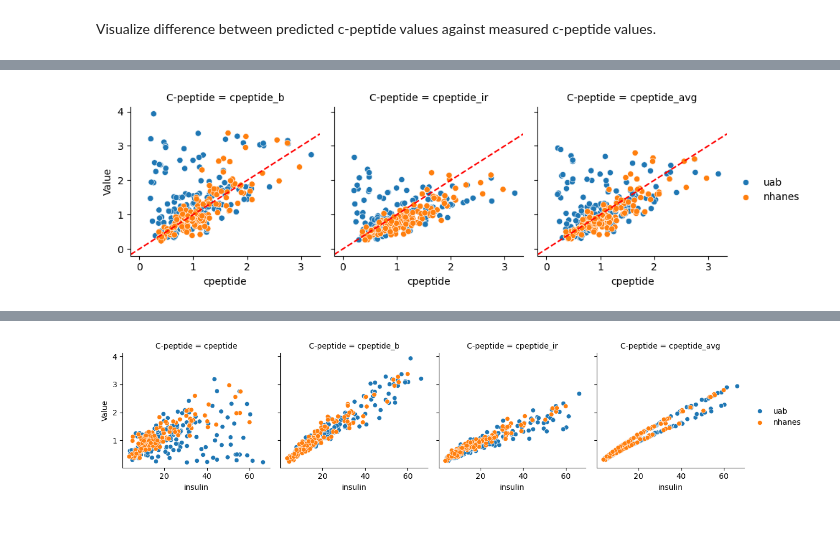
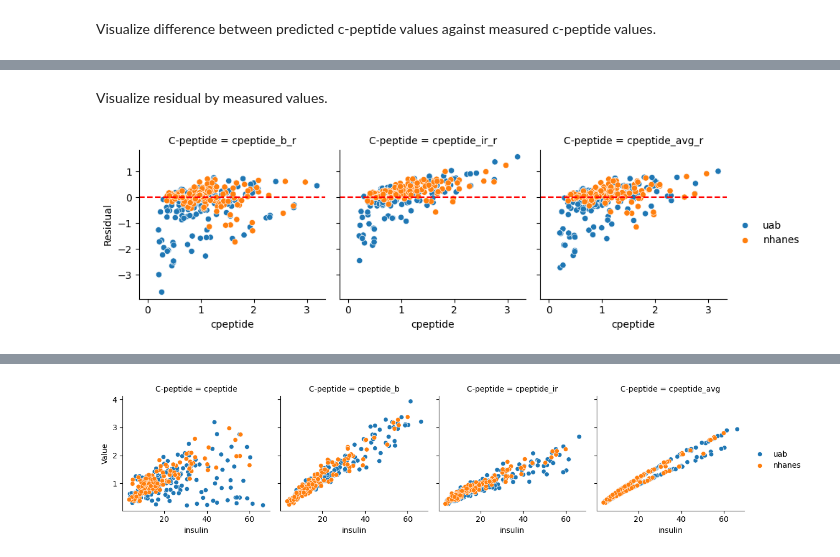
Before and after one commit to brianluhd/COVID19_clusters, a Jupyter notebook: HOMA_regression/homa_fe_cluster_assignment_comparison.ipynb, the cells around one changed output, grey strips where cells are left out. Drawn from its saved outputs; the diff is of its cells as text; code cells hidden in the pictures; blank space fills up the shorter version.

```diff
--- a/HOMA_regression/homa_fe_cluster_assignment_comparison.ipynb
+++ b/HOMA_regression/homa_fe_cluster_assignment_comparison.ipynb
@@ -80,6 +80,16 @@ data["cpeptide"] = (data["homa1_cpeptide_b"] * (data["glucose"] - 3.5)) / (20*6)
 data["cpeptide_b"] = (data["homa1_pred_b"] * (data["glucose"] - 3.5)) / (20*6)
 data["cpeptide_ir"] = (22.5 * data["homa1_pred_ir"]) / (6 * data["glucose"])
 data["cpeptide_avg"] = data[['cpeptide_b', 'cpeptide_ir']].mean(axis=1)
+
+# calculate residuals
+data["cpeptide_b_r"] = data["cpeptide"] - data["cpeptide_b"]
+data["cpeptide_ir_r"] = data["cpeptide"] - data["cpeptide_ir"]
+data["cpeptide_avg_r"] = data["cpeptide"] - data["cpeptide_avg"]
+
+# calculate mean for Bland-Altman
+data["cpeptide_b_ba"] = (data["cpeptide"] + data["cpeptide_b"])/2
+data["cpeptide_ir_ba"] = (data["cpeptide"] + data["cpeptide_ir"])/2
+data["cpeptide_avg_ba"] = (data["cpeptide"] + data["cpeptide_avg"])/2
 # %% [markdown]
 Recalculate HOMA1 from predicted c-peptide values.
 # %%
@@ -91,3 +101,13 @@ data["ir_homa1_cpeptide_ir"] = (data["glucose"] * 6 * data["cpeptide_ir"]) / 22.
 
 data["avg_homa1_cpeptide_b"] = (20 * 6 * data["cpeptide_avg"])/(data["glucose"]-3.5)
 data["avg_homa1_cpeptide_ir"] = (data["glucose"] * 6 * data["cpeptide_avg"]) / 22.5
+
+# calculate residuals
+data["b_homa1_cpeptide_b_r"] = data["homa1_cpeptide_b"] - data["b_homa1_cpeptide_b"]
+data["b_homa1_cpeptide_ir_r"] = data["homa1_cpeptide_ir"] - data["b_homa1_cpeptide_ir"]
+
+data["ir_homa1_cpeptide_b_r"] = data["homa1_cpeptide_b"] - data["ir_homa1_cpeptide_b"]
+data["ir_homa1_cpeptide_ir_r"] = data["homa1_cpeptide_ir"] - data["ir_homa1_cpeptide_ir"]
+
+data["avg_homa1_cpeptide_b_r"] = data["homa1_cpeptide_b"] - data["avg_homa1_cpeptide_b"]
+data["avg_homa1_cpeptide_ir_r"] = data["homa1_cpeptide_ir"] - data["avg_homa1_cpeptide_ir"]
@@ -94,2 +116,15 @@ data["avg_homa1_cpeptide_ir"] = (data["glucose"] * 6 * data["cpeptide_avg"]) / 2
 # %% [markdown]
 Visualize difference between predicted c-peptide values against measured c-peptide values.
+# %%
+df_long = pd.melt(data, id_vars = ["DE_ID", "cpeptide", "source"],
+                  value_vars = ["cpeptide_b", "cpeptide_ir", "cpeptide_avg"],
+                  var_name = "C-peptide", value_name='Value')
+
+g = sns.FacetGrid(df_long, col = "C-peptide")
+g.map(sns.scatterplot, "cpeptide", "Value", "source")
+g.add_legend()
+
+for ax in g.axes.flat:
+    ax.axline((0, 0), slope = 1, color = "red", linestyle = "--")
+
+plt.show()
@@ -96,15 +133,17 @@ Visualize difference between predicted c-peptide values against measured c-pepti
+# %% [markdown]
+Visualize residual by measured values.
 # %%
 df_long = pd.melt(data, id_vars = ["DE_ID", "cpeptide", "source"],
-                  value_vars = ["cpeptide_b", "cpeptide_ir", "cpeptide_avg"],
-                  var_name = "C-peptide", value_name='Value')
+                  value_vars = ["cpeptide_b_r", "cpeptide_ir_r", "cpeptide_avg_r"],
+                  var_name = "C-peptide", value_name='Residual')
 
 g = sns.FacetGrid(df_long, col = "C-peptide")
-g.map(sns.scatterplot, "cpeptide", "Value", "source")
+g.map(sns.scatterplot, "cpeptide", "Residual", "source")
 g.add_legend()
 
 for ax in g.axes.flat:
-    ax.axline((0, 0), slope = 1, color = "red", linestyle = "--")
+    ax.axline((0, 0), slope = 0, color = "red", linestyle = "--")
 
 plt.show()
 # %% [output]
-[figure, old version]
+[figure, new version]
```
Also changed, not shown: parts of 45 cells of this notebook.
